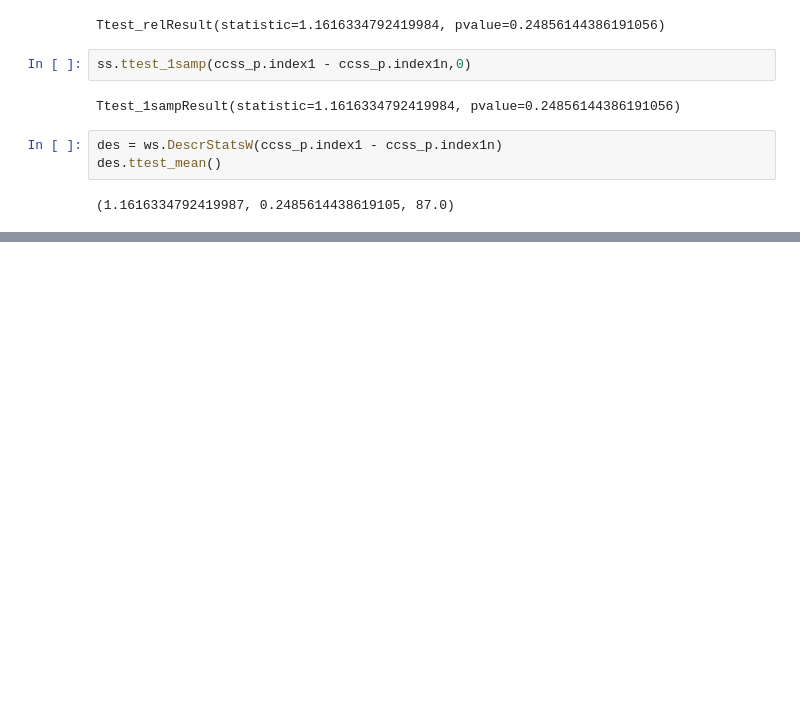
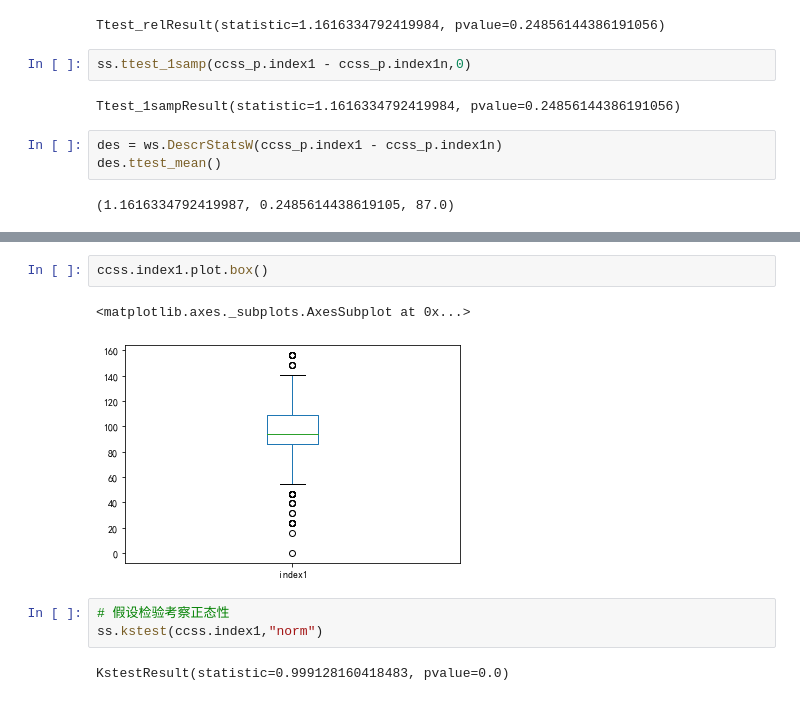
Before and after one commit to IamZY/DataAnalysis, a Jupyter notebook: pandas/Python统计分析.ipynb, the cells around one changed output, grey strips where cells are left out. Cells and saved outputs as stored; diff of their text form; blank space fills up the shorter version.

```diff
--- a/pandas/Python统计分析.ipynb
+++ b/pandas/Python统计分析.ipynb
@@ -276,0 +288,10 @@ des.ttest_mean()
+# %%
+ccss.index1.plot.box()
+# %% [output]
+<matplotlib.axes._subplots.AxesSubplot at 0x...>
+[figure, added]
+# %%
+# 假设检验考察正态性
+ss.kstest(ccss.index1,"norm")
+# %% [output]
+KstestResult(statistic=0.999128160418483, pvalue=0.0)
```
Also changed, not shown: parts of 22 cells of this notebook, 11 other files.
